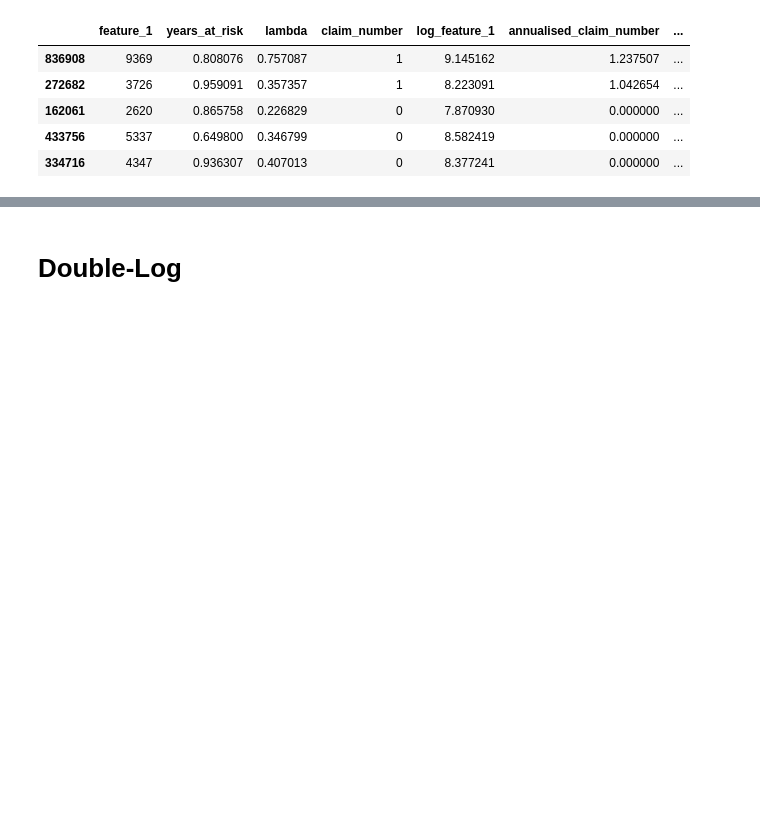
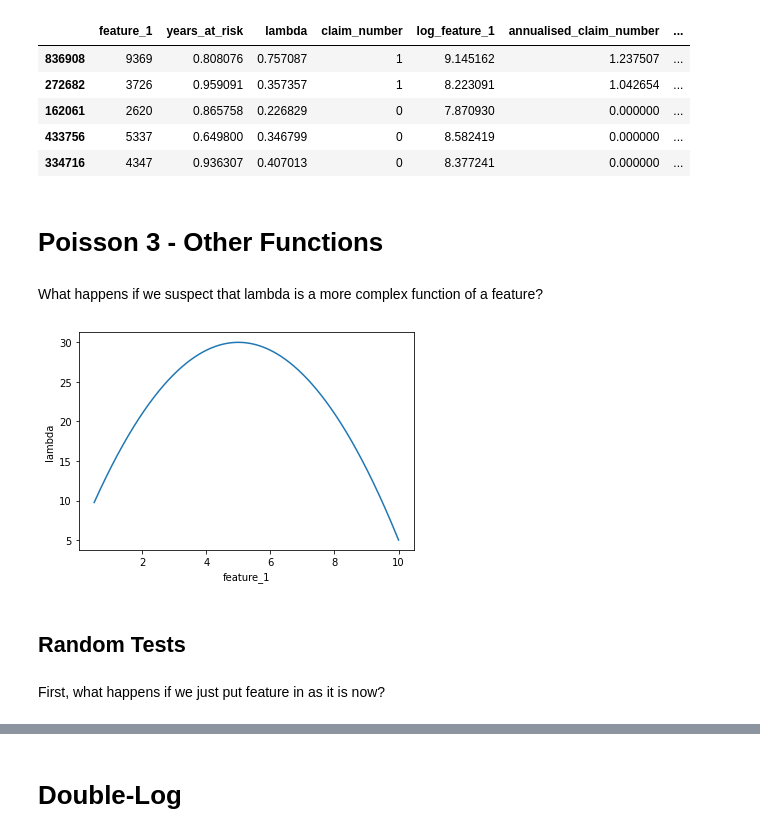
Before and after one commit to MatePocs/insurance, a Jupyter notebook: notebooks/GLM_Basics.ipynb, the cells around one changed output, grey strips where cells are left out. Cells and saved outputs as stored; diff of their text form; code cells hidden in the pictures; blank space fills up the shorter version.

Commit message:
nonlinear function approximation tested

```diff
--- a/notebooks/GLM_Basics.ipynb
+++ b/notebooks/GLM_Basics.ipynb
@@ -251,3 +254,18 @@ df2.sample(5)
 | 162061 | 2620 | 0.865758 | 0.226829 | 0 | 7.870930 | 0.000000 | ... |
 | 433756 | 5337 | 0.649800 | 0.346799 | 0 | 8.582419 | 0.000000 | ... |
 | 334716 | 4347 | 0.936307 | 0.407013 | 0 | 8.377241 | 0.000000 | ... |
+# %% [markdown]
+# Poisson 3 - Other Functions
+# %% [markdown]
+What happens if we suspect that lambda is a more complex function of a feature?
+# %%
+# generate data
+# we have one feature, feature_1, and Poisson lambda is going to be linear by it
+
+df = pd.DataFrame.from_dict({'feature_1' : np.random.uniform(0.5, 10, 10000)})
+df['lambda'] = - df['feature_1']**2 + 10 * df['feature_1'] + 5
+df['claim_number'] = np.random.poisson(df['lambda'])
+sns.lineplot(data = df, x = 'feature_1', y = 'lambda')
+plt.show()
+# %% [output]
+[figure, added]
@@ -253,0 +276,4 @@ df2.sample(5)
+# %% [markdown]
+## Random Tests
+# %% [markdown]
+First, what happens if we just put feature in as it is now?
```
Also changed, not shown: parts of 27 cells of this notebook, 1 other file.
